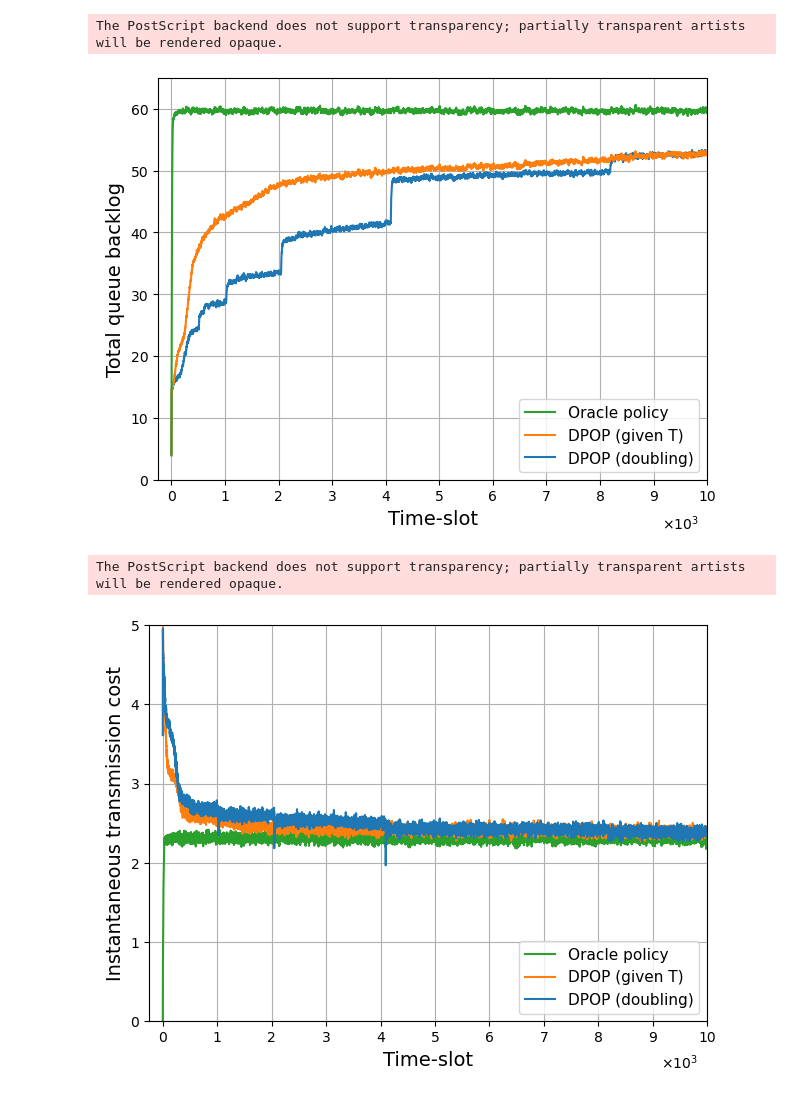
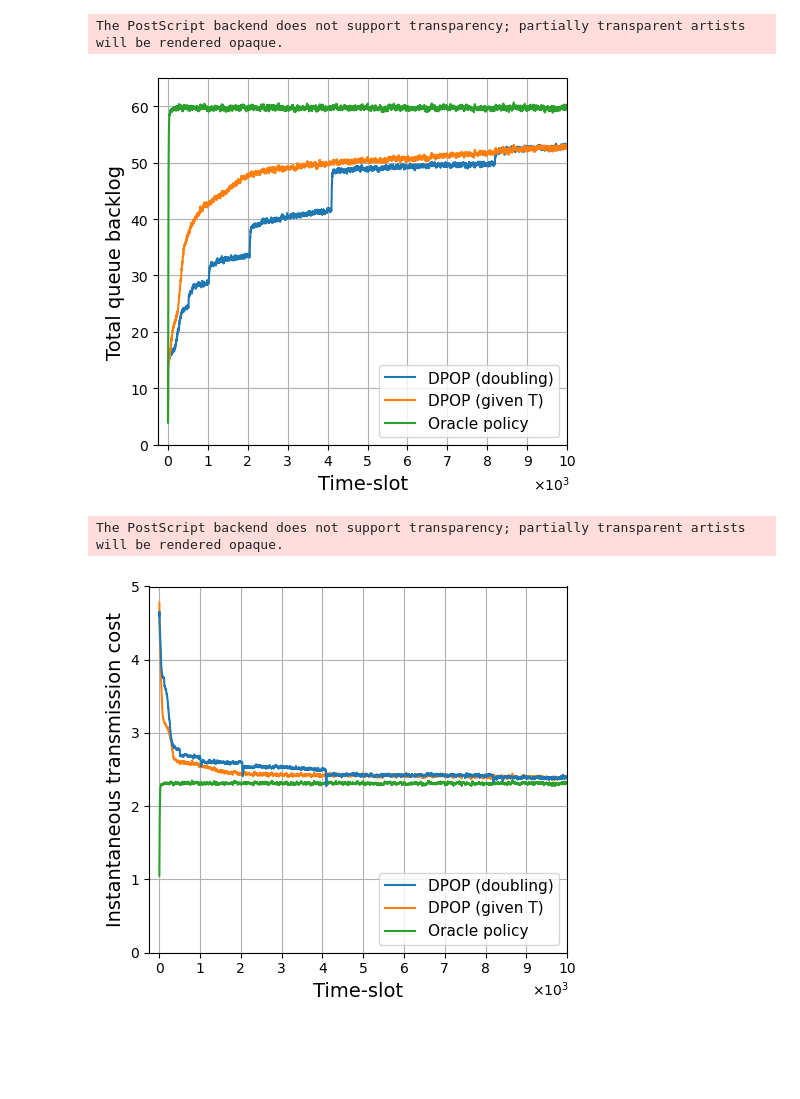
Before and after one commit to SathwikChadaga/Optimistic-DPP, a Jupyter notebook: plot_results.ipynb, the cells around one changed output. Saved outputs shown, nothing was run; the diff lists cells and outputs as text; code cells hidden in the pictures; blank space fills up the shorter version.

Commit message:
added windowed average to get cleaner plots

```diff
--- a/plot_results.ipynb
+++ b/plot_results.ipynb
@@ -139,40 +142,41 @@ stat_cost_till_tt, \
 # %%
-fig, ax = plt.subplots(nrows=1, ncols=1)
+fig, ax = plt.subplots(nrows=1, ncols=1, figsize=(5,4.45))
 
 plt.plot(unknownT_backlog_at_tt, color = 'C0', label = 'DPOP (doubling)')
 plt.plot(knownT_backlog_at_tt, color = 'C1', label = 'DPOP (given T)')
 plt.plot(oracle_backlog_at_tt, color = 'C2', label = 'Oracle policy')
 
 plt.xticks(ticks=1000*np.arange(0,11), labels=['{:1.0f}'.format(s) for s in np.arange(0,11)])
 plt.text(9150, -8, '$\\times 10^3$')
 
 plt.xlim([-250,10000])
 plt.ylim([0,65])
 
 plt.xlabel('Time-slot')
 plt.ylabel('Total queue backlog')
 
-handles, labels = ax.get_legend_handles_labels()
-order = [0,1,2]
-order.reverse()
-ax.legend([handles[idx] for idx in order],[labels[idx] for idx in order])
+# handles, labels = ax.get_legend_handles_labels()
+# order = [0,1,2]
+# order.reverse()
+# ax.legend([handles[idx] for idx in order],[labels[idx] for idx in order])
+plt.legend(loc = 'lower right')
 
 plt.grid()
 plt.tight_layout()
 plt.savefig('./results/figs/run-plots-backlog.eps', bbox_inches='tight')
 plt.show()
 # %% [output]
 The PostScript backend does not support transparency; partially transparent artists will be rendered opaque.
-[figure, old version]
+[figure, new version]
 # %%
-fig, ax = plt.subplots(nrows=1, ncols=1)
+fig, ax = plt.subplots(nrows=1, ncols=1, figsize=(5,4.5))
 
-plt.plot(oracle_tran_cost_at_tt, color = 'C2', label = 'Oracle policy')
-plt.plot(knownT_tran_cost_at_tt, color = 'C1', label = 'DPOP (given T)')
-plt.plot(unknownT_tran_cost_at_tt, color = 'C0', label = 'DPOP (doubling)')
+plt.plot(windowed_average(oracle_tran_cost_at_tt), color = 'C2', label = 'Oracle policy')
+plt.plot(windowed_average(knownT_tran_cost_at_tt), color = 'C1', label = 'DPOP (given T)')
+plt.plot(windowed_average(unknownT_tran_cost_at_tt), color = 'C0', label = 'DPOP (doubling)')
 
 plt.xticks(ticks=1000*np.arange(0,11), labels=['{:1.0f}'.format(s) for s in np.arange(0,11)])
-plt.text(9150, -0.6, '$\\times 10^3$')
+plt.text(9150, -0.59, '$\\times 10^3$')
 
 plt.xlim([-250,10000])
 plt.ylim([0,5])
@@ -180,7 +184,11 @@ plt.ylim([0,5])
 plt.xlabel('Time-slot')
 plt.ylabel('Instantaneous transmission cost')
 
-plt.legend(loc = 'lower right')
+handles, labels = ax.get_legend_handles_labels()
+order = [0,1,2]
+order.reverse()
+ax.legend([handles[idx] for idx in order],[labels[idx] for idx in order], loc = 'lower right')
+# plt.legend(loc = 'lower right')
 
 plt.grid()
 plt.tight_layout()
@@ -188,7 +196,7 @@ plt.savefig('./results/figs/run-plots-cost.eps', bbox_inches='tight')
 plt.show()
 # %% [output]
 The PostScript backend does not support transparency; partially transparent artists will be rendered opaque.
-[figure, old version]
+[figure, new version]
 # %%
 fig, axs = plt.subplots(nrows=1, ncols=2, figsize=(10,5))
 
```
Also changed, not shown: parts of 4 cells of this notebook.
